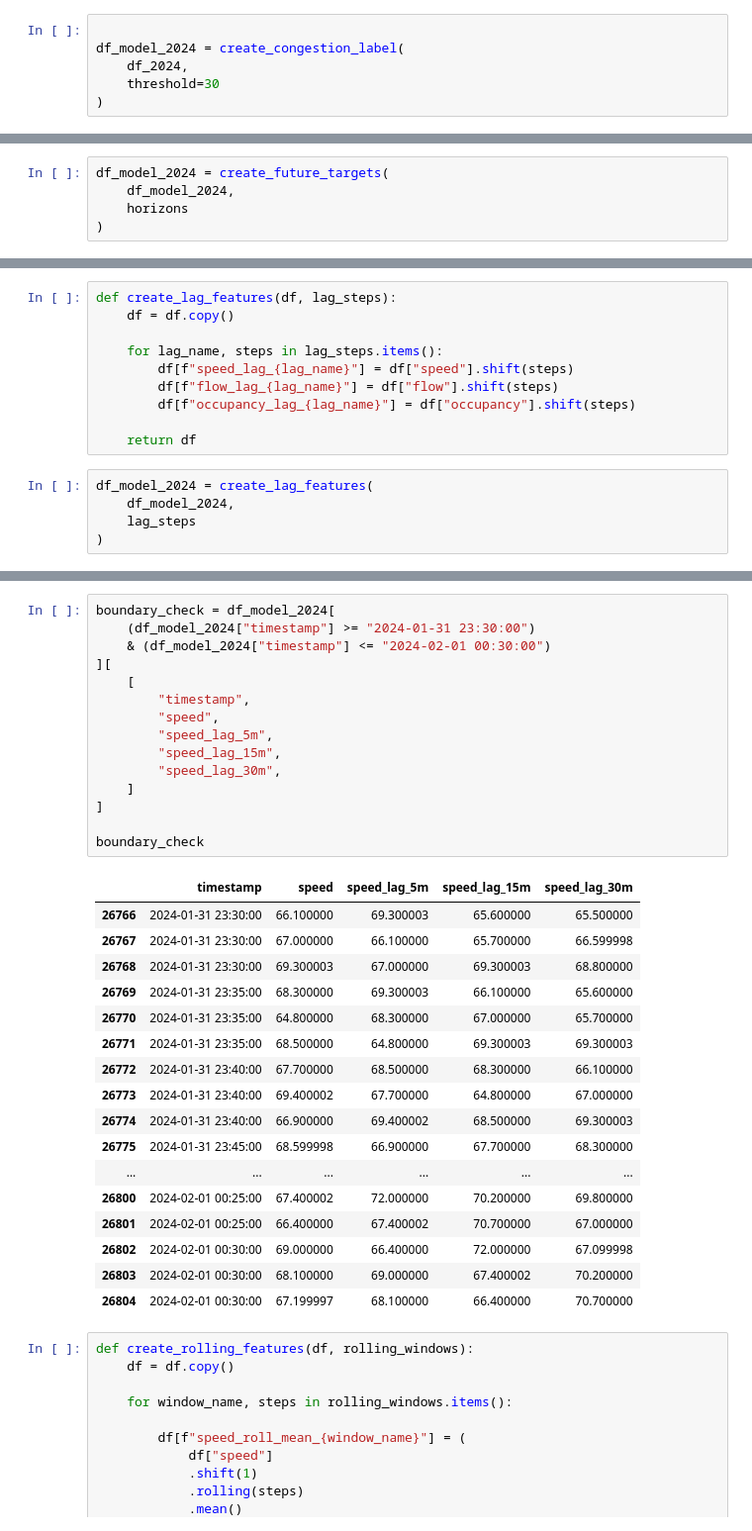
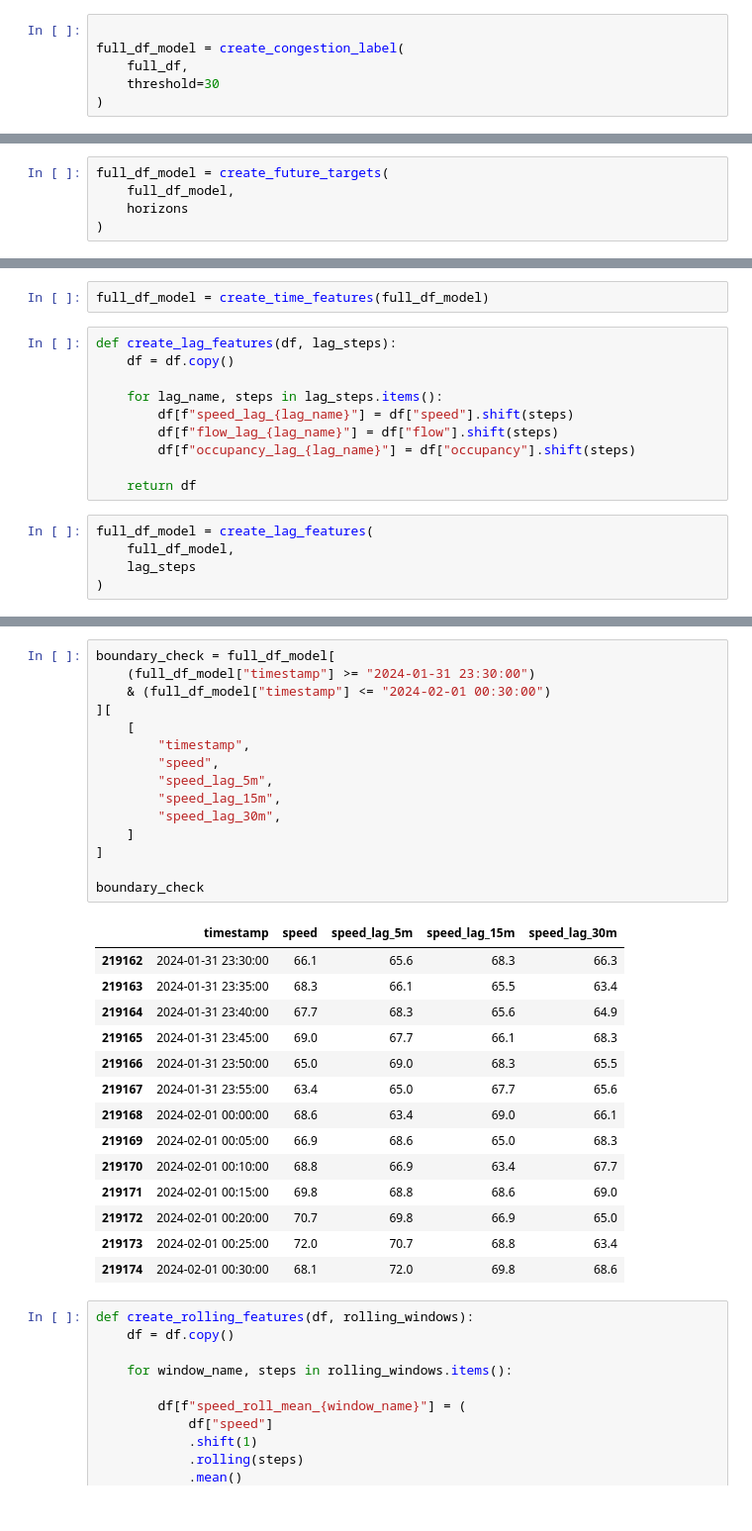
Before and after one commit to manolisfcb/END-TO-END-MLPROJECT, a Jupyter notebook: traffic-prediction-forecasting/analysis/EDA.ipynb, the cells around one changed output, grey strips where cells are left out. Shown at 99% size. Cells and saved outputs as stored; diff of their text form.

```diff
--- a/traffic-prediction-forecasting/analysis/EDA.ipynb
+++ b/traffic-prediction-forecasting/analysis/EDA.ipynb
@@ -1124,8 +1084,8 @@ def create_congestion_label(df, threshold=30):
     return df
 # %%
 
-df_model_2024 = create_congestion_label(
-    df_2024,
+full_df_model = create_congestion_label(
+    full_df,
     threshold=30
 )
 # %%
@@ -1146,8 +1106,8 @@ def create_future_targets(df, horizons):
 
     return df
 # %%
-df_model_2024 = create_future_targets(
-    df_model_2024,
+full_df_model = create_future_targets(
+    full_df_model,
     horizons
 )
 # %%
@@ -1252,3 +1210,5 @@ df_model_2024 = create_time_features(df_model_2024)
+# %%
+full_df_model = create_time_features(full_df_model)
 # %%
 def create_lag_features(df, lag_steps):
     df = df.copy()
@@ -1260,8 +1220,8 @@ def create_lag_features(df, lag_steps):
 
     return df
 # %%
-df_model_2024 = create_lag_features(
-    df_model_2024,
+full_df_model = create_lag_features(
+    full_df_model,
     lag_steps
 )
 # %%
@@ -1279,38 +1239,35 @@ Index(['flow', 'occupancy', 'speed', 'timestamp', 'sensor_index', 'sensor_id',
        'occupancy_lag_90m'],
       dtype='str')
 # %%
-boundary_check = df_model_2024[
-    (df_model_2024["timestamp"] >= "2024-01-31 23:30:00")
-    & (df_model_2024["timestamp"] <= "2024-02-01 00:30:00")
+boundary_check = full_df_model[
+    (full_df_model["timestamp"] >= "2024-01-31 23:30:00")
+    & (full_df_model["timestamp"] <= "2024-02-01 00:30:00")
 ][
     [
         "timestamp",
         "speed",
         "speed_lag_5m",
         "speed_lag_15m",
         "speed_lag_30m",
     ]
 ]
 
 boundary_check
 # %% [output]
 |  | timestamp | speed | speed_lag_5m | speed_lag_15m | speed_lag_30m |
-| 26766 | 2024-01-31 23:30:00 | 66.100000 | 69.300003 | 65.600000 | 65.500000 |
-| 26767 | 2024-01-31 23:30:00 | 67.000000 | 66.100000 | 65.700000 | 66.599998 |
-| 26768 | 2024-01-31 23:30:00 | 69.300003 | 67.000000 | 69.300003 | 68.800000 |
-| 26769 | 2024-01-31 23:35:00 | 68.300000 | 69.300003 | 66.100000 | 65.600000 |
-| 26770 | 2024-01-31 23:35:00 | 64.800000 | 68.300000 | 67.000000 | 65.700000 |
-| 26771 | 2024-01-31 23:35:00 | 68.500000 | 64.800000 | 69.300003 | 69.300003 |
-| 26772 | 2024-01-31 23:40:00 | 67.700000 | 68.500000 | 68.300000 | 66.100000 |
-| 26773 | 2024-01-31 23:40:00 | 69.400002 | 67.700000 | 64.800000 | 67.000000 |
-| 26774 | 2024-01-31 23:40:00 | 66.900000 | 69.400002 | 68.500000 | 69.300003 |
-| 26775 | 2024-01-31 23:45:00 | 68.599998 | 66.900000 | 67.700000 | 68.300000 |
-| ... | ... | ... | ... | ... | ... |
-| 26800 | 2024-02-01 00:25:00 | 67.400002 | 72.000000 | 70.200000 | 69.800000 |
-| 26801 | 2024-02-01 00:25:00 | 66.400000 | 67.400002 | 70.700000 | 67.000000 |
-| 26802 | 2024-02-01 00:30:00 | 69.000000 | 66.400000 | 72.000000 | 67.099998 |
-| 26803 | 2024-02-01 00:30:00 | 68.100000 | 69.000000 | 67.400002 | 70.200000 |
-| 26804 | 2024-02-01 00:30:00 | 67.199997 | 68.100000 | 66.400000 | 70.700000 |
+| 219162 | 2024-01-31 23:30:00 | 66.1 | 65.6 | 68.3 | 66.3 |
+| 219163 | 2024-01-31 23:35:00 | 68.3 | 66.1 | 65.5 | 63.4 |
+| 219164 | 2024-01-31 23:40:00 | 67.7 | 68.3 | 65.6 | 64.9 |
+| 219165 | 2024-01-31 23:45:00 | 69.0 | 67.7 | 66.1 | 68.3 |
+| 219166 | 2024-01-31 23:50:00 | 65.0 | 69.0 | 68.3 | 65.5 |
+| 219167 | 2024-01-31 23:55:00 | 63.4 | 65.0 | 67.7 | 65.6 |
+| 219168 | 2024-02-01 00:00:00 | 68.6 | 63.4 | 69.0 | 66.1 |
+| 219169 | 2024-02-01 00:05:00 | 66.9 | 68.6 | 65.0 | 68.3 |
+| 219170 | 2024-02-01 00:10:00 | 68.8 | 66.9 | 63.4 | 67.7 |
+| 219171 | 2024-02-01 00:15:00 | 69.8 | 68.8 | 68.6 | 69.0 |
+| 219172 | 2024-02-01 00:20:00 | 70.7 | 69.8 | 66.9 | 65.0 |
+| 219173 | 2024-02-01 00:25:00 | 72.0 | 70.7 | 68.8 | 63.4 |
+| 219174 | 2024-02-01 00:30:00 | 68.1 | 72.0 | 69.8 | 68.6 |
 # %%
 def create_rolling_features(df, rolling_windows):
     df = df.copy()
```
Also changed, not shown: parts of 39 cells of this notebook, 4 other files.
